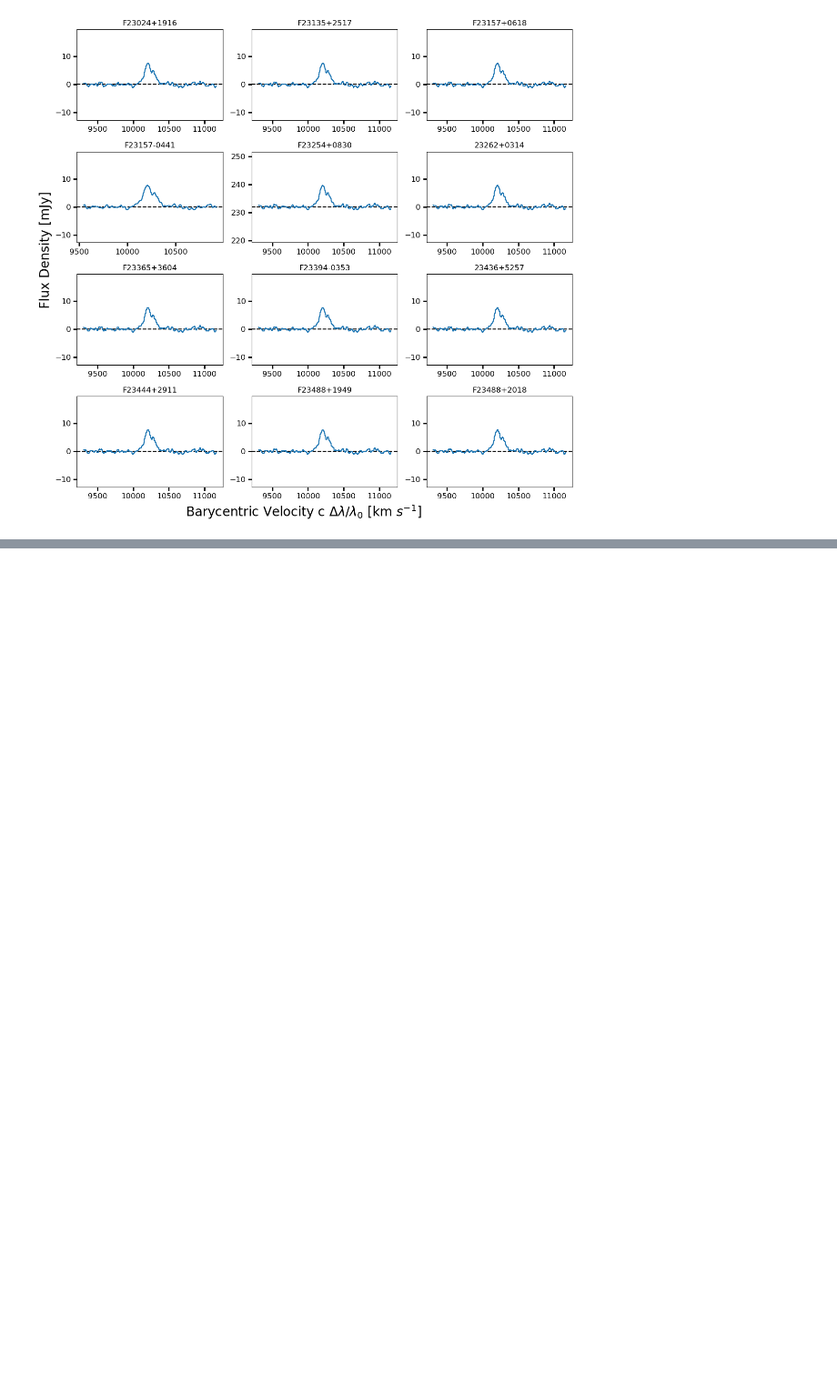
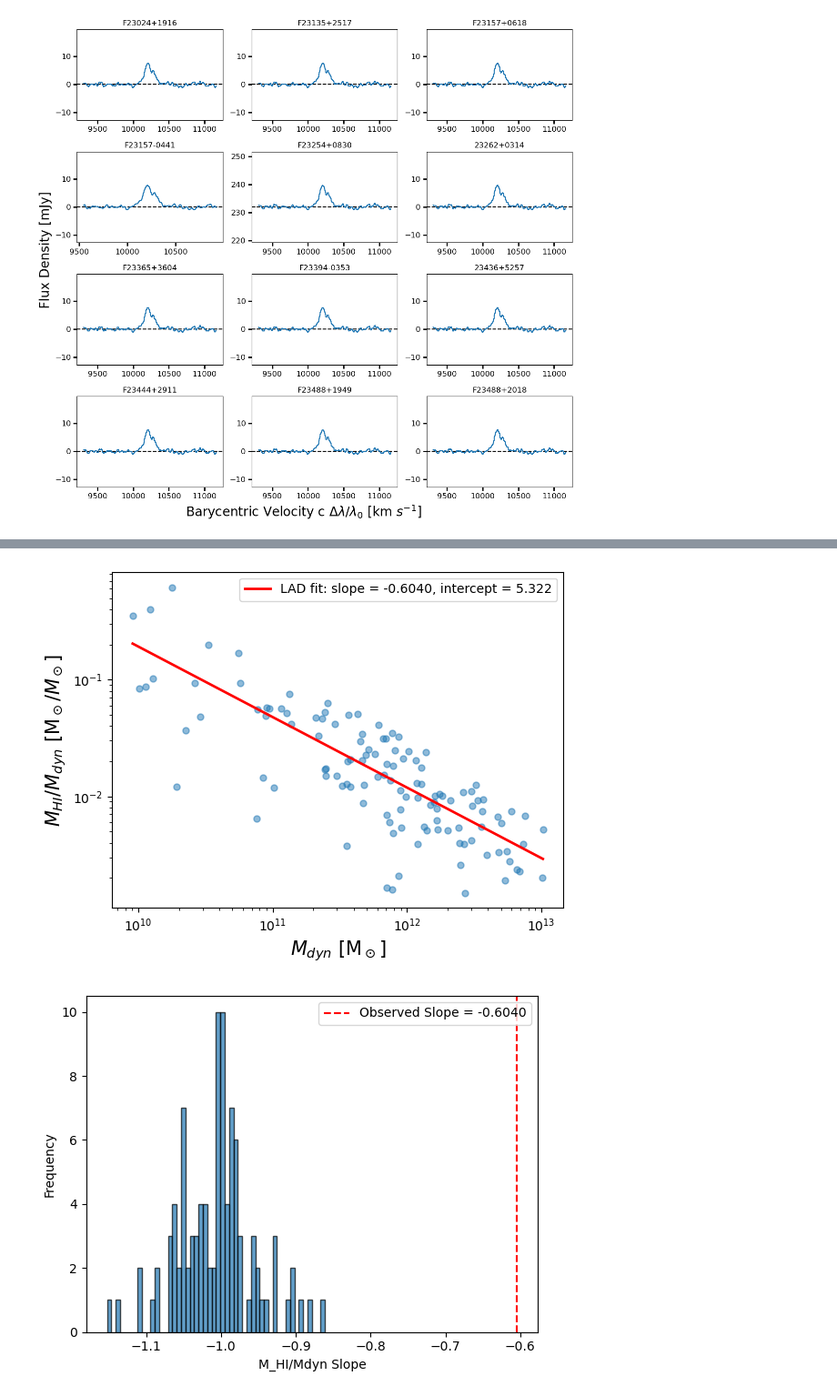
Before and after one commit to MatthewMotuz/GBO_REU, a Jupyter notebook: GOALS/GOALS_v3.ipynb, the cells around one changed output, grey strips where cells are left out. Shown at 91% size. Saved outputs shown, nothing was run; the diff lists cells and outputs as text; code cells hidden in the pictures; blank space fills up the shorter version.

```diff
--- a/GOALS/GOALS_v3.ipynb
+++ b/GOALS/GOALS_v3.ipynb
@@ -140,0 +291,11 @@ for b in range(num_batches):
+# %%
+MhMdVMdSlope, MhMdVMdIntercept = plotWithFit(
+    np.log10(Mdyn[mask].values),
+    np.log10((M_h1[mask] / Mdyn[mask]).values),
+    r'$M_{dyn}$ [M$_\odot$]', r'$M_{H I}/M_{dyn}$ [M$_\odot/M_\odot$]'
+)
+
+sanityCheck(Mdyn[mask].values, M_h1[mask].values, 100, MhMdVMdSlope, 'M_HI/Mdyn Slope')
+# %% [output]
+[figure, added]
+[figure, added]
```
Also changed, not shown: parts of 11 cells of this notebook, 2 other files.
